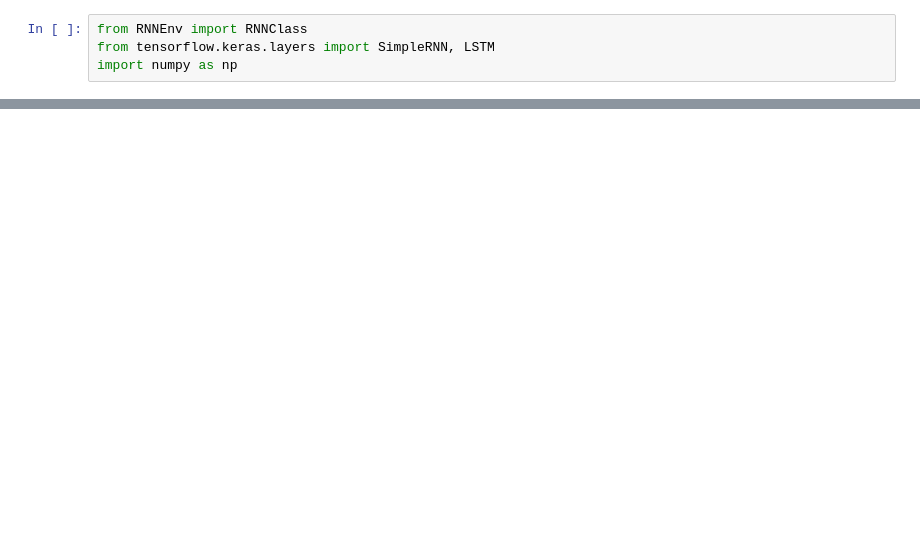
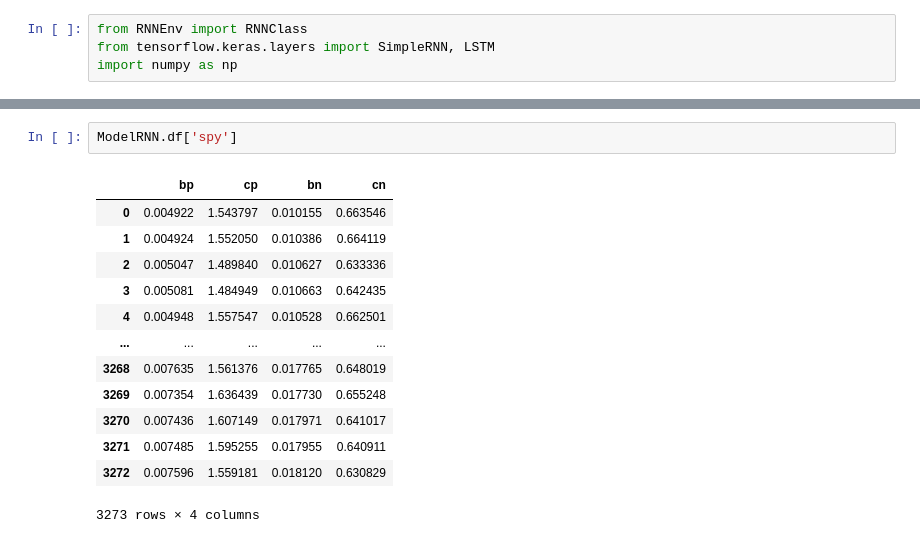
Before and after one commit to yshirai999/Simulating-Volatility-Scenarios, a Jupyter notebook: RNN.ipynb, the cells around one changed output, grey strips where cells are left out. Cells and saved outputs as stored; diff of their text form; blank space fills up the shorter version.

```diff
--- a/RNN.ipynb
+++ b/RNN.ipynb
@@ -54,2 +78,18 @@ print(np.corrcoef(test,pred))
+# %%
+ModelRNN.df['spy']
+# %% [output]
+|  | bp | cp | bn | cn |
+| 0 | 0.004922 | 1.543797 | 0.010155 | 0.663546 |
+| 1 | 0.004924 | 1.552050 | 0.010386 | 0.664119 |
+| 2 | 0.005047 | 1.489840 | 0.010627 | 0.633336 |
+| 3 | 0.005081 | 1.484949 | 0.010663 | 0.642435 |
+| 4 | 0.004948 | 1.557547 | 0.010528 | 0.662501 |
+| ... | ... | ... | ... | ... |
+| 3268 | 0.007635 | 1.561376 | 0.017765 | 0.648019 |
+| 3269 | 0.007354 | 1.636439 | 0.017730 | 0.655248 |
+| 3270 | 0.007436 | 1.607149 | 0.017971 | 0.641017 |
+| 3271 | 0.007485 | 1.595255 | 0.017955 | 0.640911 |
+| 3272 | 0.007596 | 1.559181 | 0.018120 | 0.630829 |
+3273 rows × 4 columns
 # %%
 k = list(ModelRNN.test_pred[ticker].keys())
```
Also changed, not shown: parts of 3 cells of this notebook, 5 other files.
